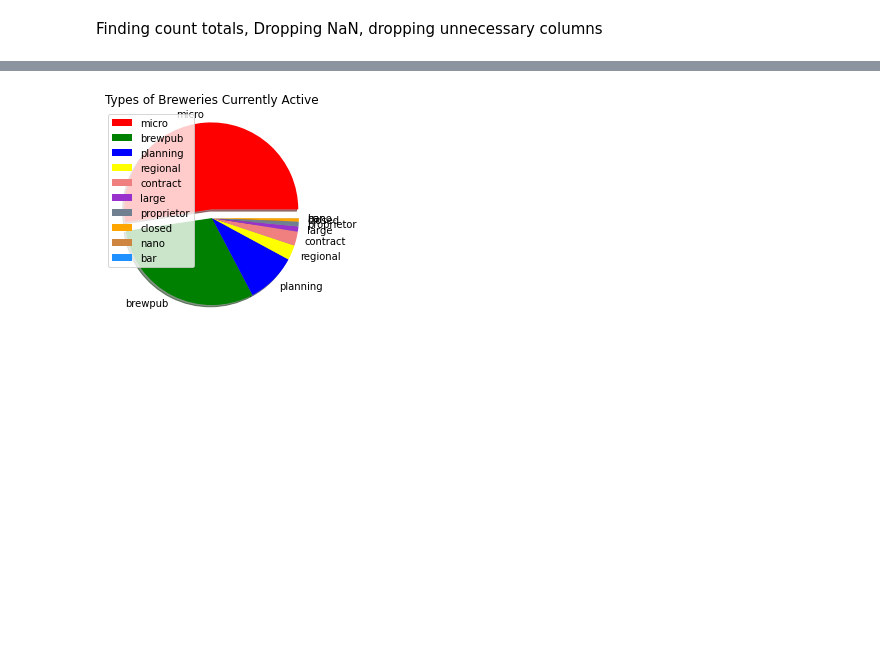
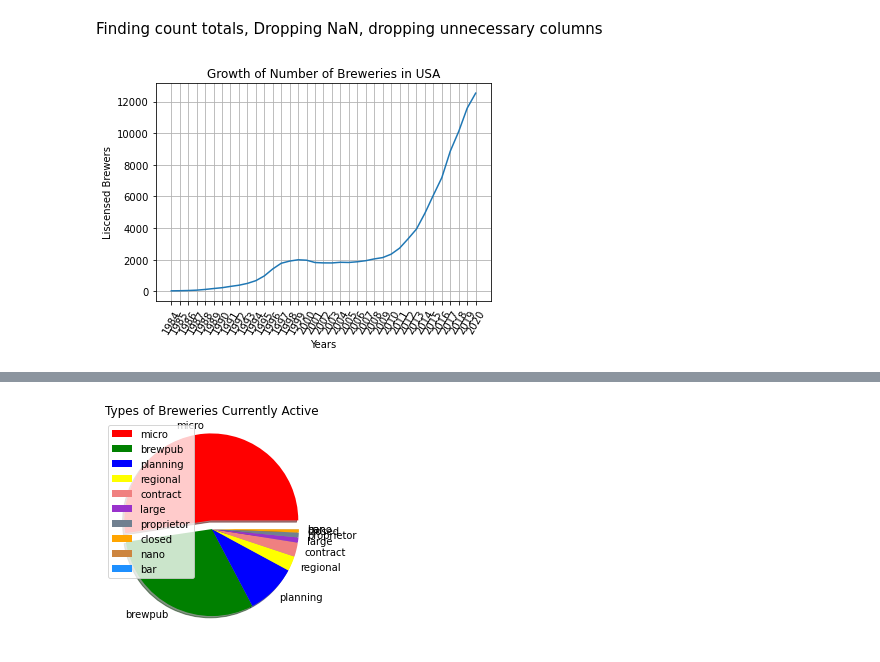
Before and after one commit to bgtaber/brewcrew_project, a Jupyter notebook: Scripts/beer.ipynb, the cells around one changed output, grey strips where cells are left out. Saved outputs shown, nothing was run; the diff lists cells and outputs as text; code cells hidden in the pictures; blank space fills up the shorter version.

Commit message:
Rerouted graphs for federal data

```diff
--- a/Scripts/beer.ipynb
+++ b/Scripts/beer.ipynb
@@ -7,3 +7,18 @@ from config import weather_api_key
 import requests
 # %% [markdown]
 Finding count totals, Dropping NaN, dropping unnecessary columns
+# %%
+fed_beer_df = pd.read_csv("../Resources/brewery_count.csv")
+total_count_series = fed_beer_df.sum()
+total_count_series = total_count_series.drop("STATE")
+years = total_count_series.index
+plt.plot(years, total_count_series)
+plt.xlabel("Years")
+plt.ylabel("Liscensed Brewers")
+plt.title("Growth of Number of Breweries in USA")
+plt.grid(True)
+plt.xticks(rotation = 60)
+#plt.figure()  ask bailey
+plt.show()
+# %% [output]
+[figure, added]
```
Also changed, not shown: parts of 10 cells of this notebook, 1 other file.
